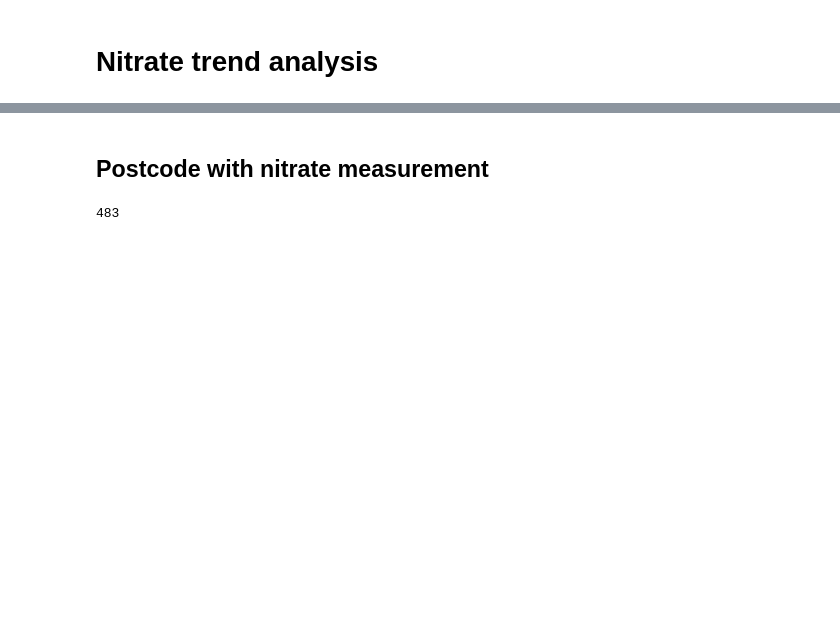
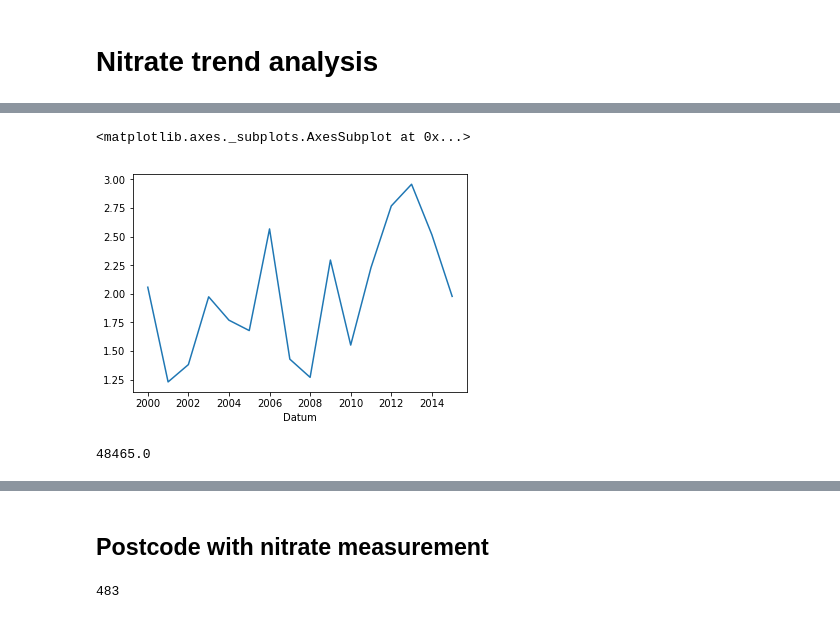
Before and after one commit to okfde/fs-atlas, a Jupyter notebook: Nitrate_trends_clean.ipynb, the cells around one changed output, grey strips where cells are left out. Saved outputs shown, nothing was run; the diff lists cells and outputs as text; code cells hidden in the pictures; blank space fills up the shorter version.

```diff
--- a/Nitrate_trends_clean.ipynb
+++ b/Nitrate_trends_clean.ipynb
@@ -15,0 +27,6 @@ sub_with_measurement = [p for p in subsidies['postcode'].unique() if int(p) in m
+# %%
+phosphor_points = pd.read_csv('/home/aivuk/phosphor.4326.csv')
+phosphor_points.Datum = pd.to_datetime(phosphor_points.Datum, format='%Y-%m-%d')
+
+
+phosphor_points.groupby('Messtelle Nr.')['Messwert'].agg('mean').sort_values(ascending=False)[:20]
@@ -15,0 +51,10 @@ sub_with_measurement = [p for p in subsidies['postcode'].unique() if int(p) in m
+# %%
+phosphor_points[phosphor_points['Messtelle Nr.'] == 39112080].groupby(phosphor_points.Datum.dt.year)['Messwert'].agg('mean').plot()
+# %% [output]
+<matplotlib.axes._subplots.AxesSubplot at 0x...>
+[figure, added]
+# %%
+#post_phosphor =  post_phosphor['postcode'].fillna(0)
+post_phosphor.loc[92862013]
+# %% [output]
+48465.0
```
Also changed, not shown: parts of 23 cells of this notebook, 3 other files.
